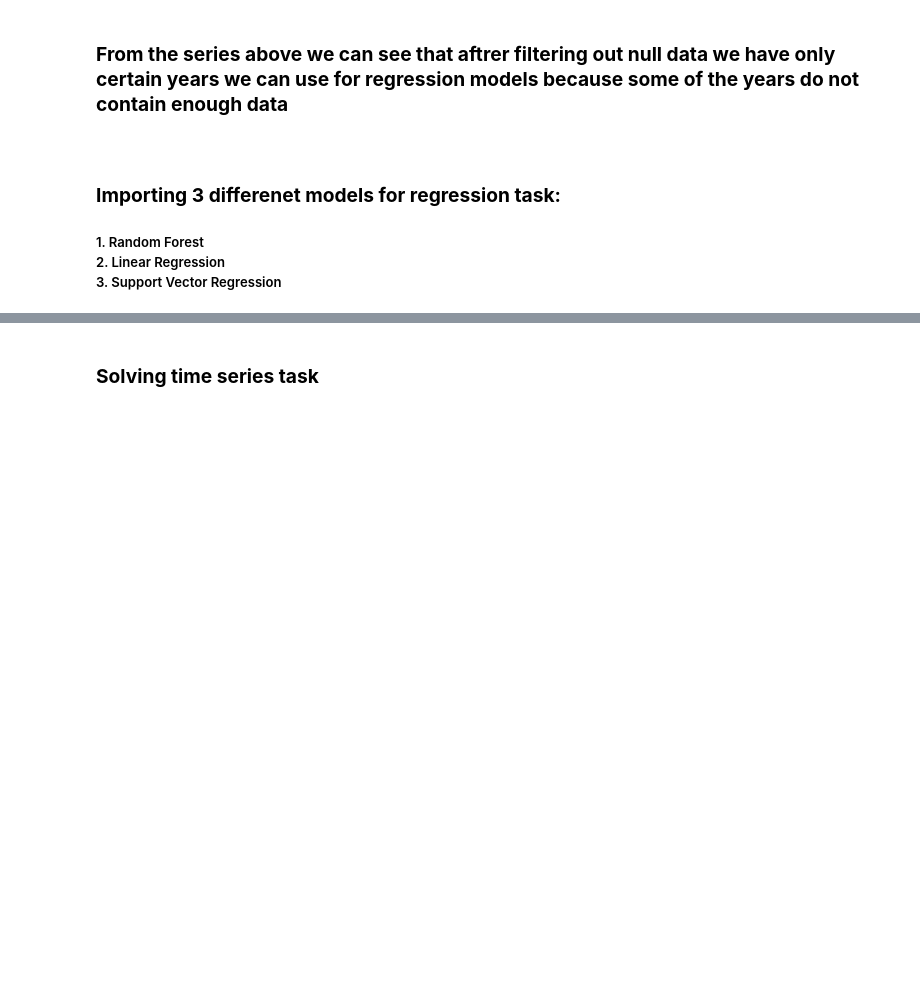
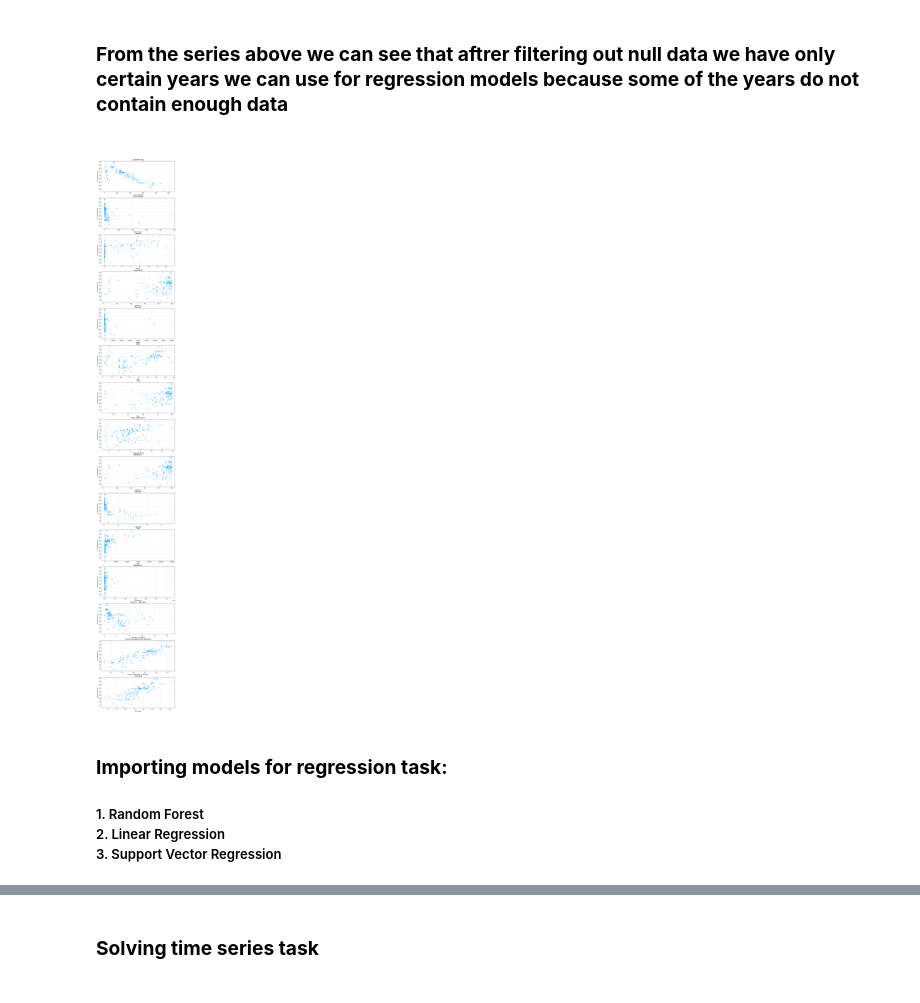
Before and after one commit to AidarbekPapakov/ds-solo-project, a Jupyter notebook: life_exp.ipynb, the cells around one changed output, grey strips where cells are left out. Cells and saved outputs as stored; diff of their text form; code cells hidden in the pictures; blank space fills up the shorter version.

Commit message:
add statsmodels OLS & plot dependencies for every feature

```diff
--- a/life_exp.ipynb
+++ b/life_exp.ipynb
@@ -295,8 +260,23 @@ relevant_years = num_of_observations_per_year[num_of_observations_per_year>100].
 regression_df = regression_df[regression_df['Year'].isin(relevant_years)]
 
 regression_dfs_by_year = {year: df for year, df in regression_df.groupby('Year')}
+# %%
+regression_dfs_by_year[2014]
+
+fig, axes = plt.subplots(len(regression_dfs_by_year[2014].columns[3:]), figsize=(10, 75), dpi=130)
+
+
+for col_num, col_name in enumerate(regression_dfs_by_year[2014].columns[3:]):
+
+    axes[col_num].scatter(regression_dfs_by_year[2014][col_name], regression_dfs_by_year[2014]['Life expectancy'], alpha=0.5, color=(0,0.6,1))
+    axes[col_num].set_title(col_name)
+    axes[col_num].set_xlabel(col_name)
+    axes[col_num].set_ylabel('Life expectancy')
+    axes[col_num].grid(alpha=0.33)
+# %% [output]
+[figure, added]
 # %% [markdown]
-**<h3>**Importing 3 differenet models for regression task:**</h3>**
+**<h3>**Importing models for regression task:**</h3>**
 <h5>1. Random Forest<br>2. Linear Regression<br>3. Support Vector Regression</h5>
 # %%
 from sklearn.ensemble import RandomForestRegressor
```
Also changed, not shown: parts of 5 cells of this notebook.
